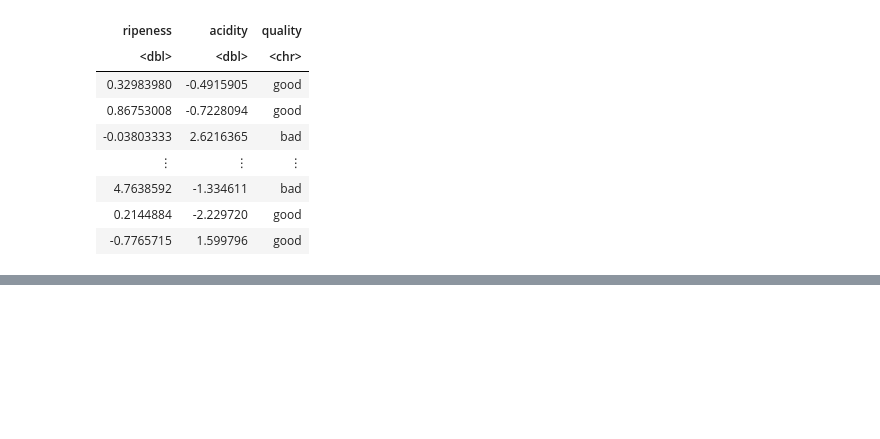
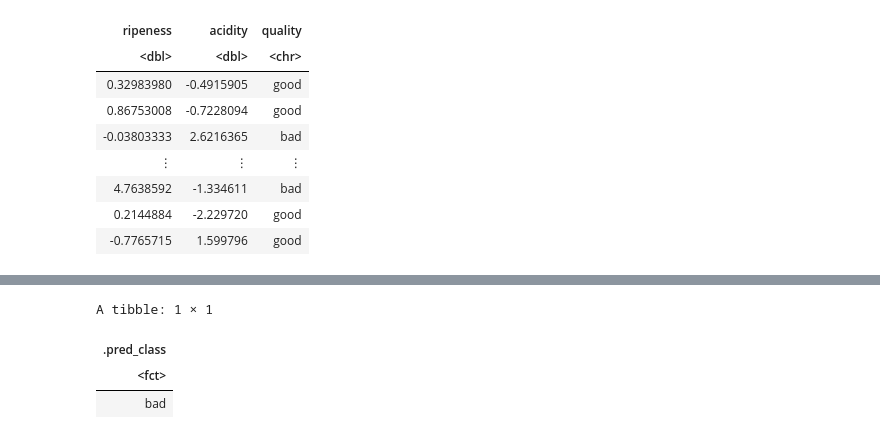
Before and after one commit to Ethkazin/DSCI-100-Group-Project, a Jupyter notebook: Final Report Data.ipynb, the cells around one changed output, grey strips where cells are left out. Drawn from its saved outputs; the diff is of its cells as text; code cells hidden in the pictures; blank space fills up the shorter version.

```diff
--- a/Final Report Data.ipynb
+++ b/Final Report Data.ipynb
@@ -237,0 +214,10 @@ accuracies_k
+# %%
+# Sample Prediction 2
+
+apple_predicted_2 <- predict(apple_fit, apple_prediction_2)
+apple_predicted_2
+# %% [output]
+A tibble: 1 × 1
+| .pred_class |
+| <fct> |
+| bad |
```
Also changed, not shown: parts of 14 cells of this notebook.
